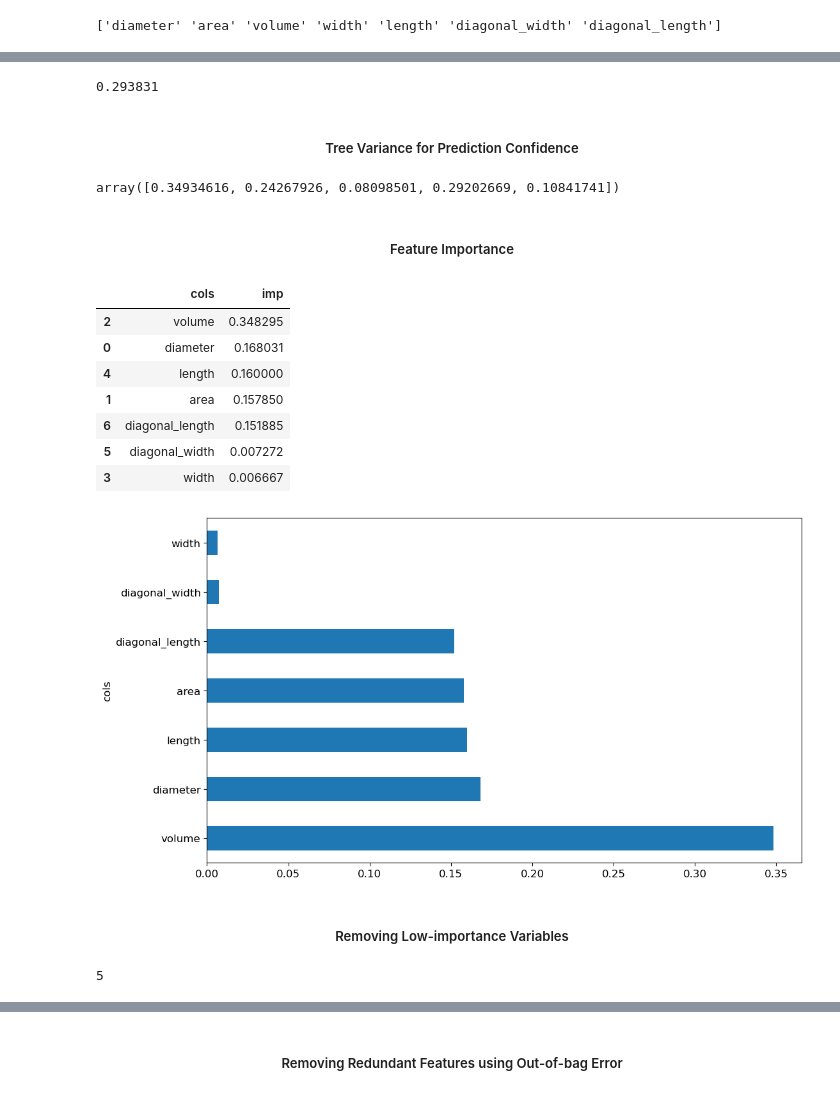
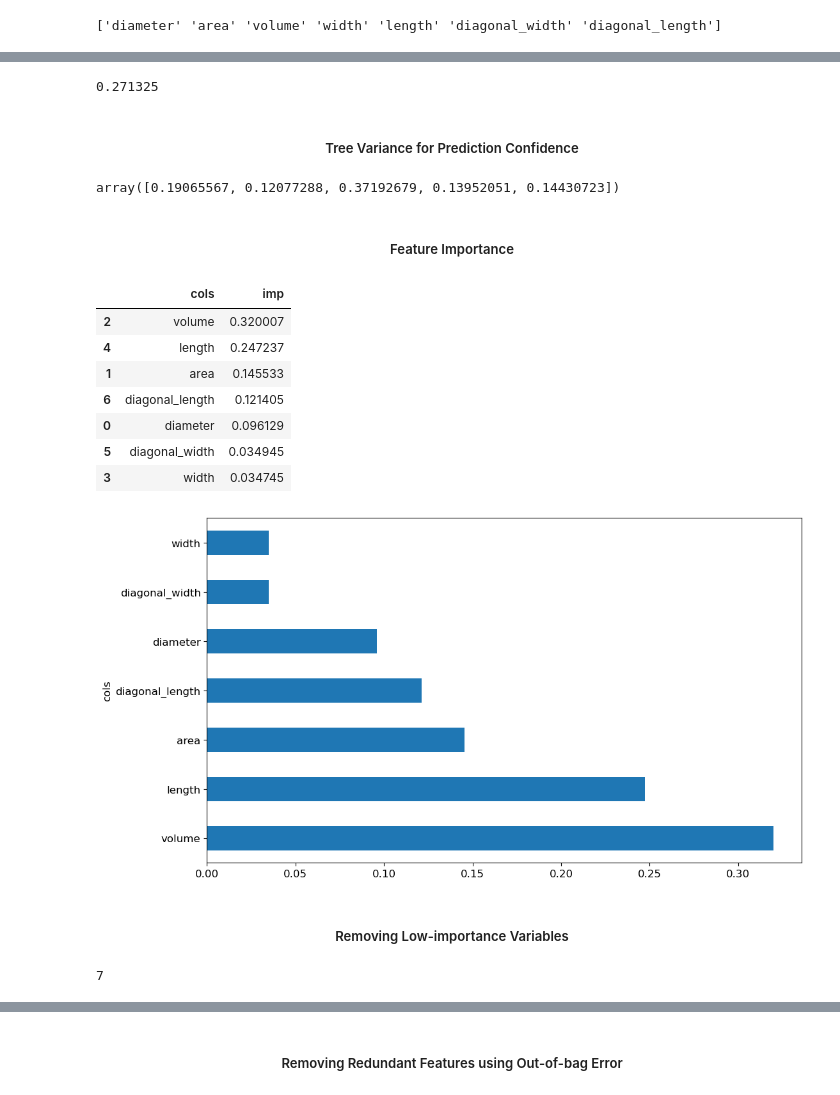
Before and after one commit to ZackLoken/Savanna-Institute-Image-Analysis, a Jupyter notebook: Hazelnut_Biomass/Predicting_Hazelnut_Biomass_from_ImageDerived_CanopyMetrics.ipynb, the cells around one changed output, grey strips where cells are left out. Drawn from its saved outputs; the diff is of its cells as text; code cells hidden in the pictures.

```diff
--- a/Hazelnut_Biomass/Predicting_Hazelnut_Biomass_from_ImageDerived_CanopyMetrics.ipynb
+++ b/Hazelnut_Biomass/Predicting_Hazelnut_Biomass_from_ImageDerived_CanopyMetrics.ipynb
@@ -42,7 +44,7 @@ df, df_test = train_test_split(data, test_size=0.2)
 idx = list(df.index)
 
 # set cond to subset first 805% of indices
-cond = df.index.isin(idx[:int(len(idx)*0.8)])
+cond = df.index.isin(idx[:int(len(idx)*0.85)])
 train_idx = np.where(cond)[0]
 valid_idx = np.where(~cond)[0]
 
@@ -71,8 +73,8 @@ to.items.head(3) # shows embedded values for categorical variables
 # %% [markdown]
 ##### <center>Create the Random Forest</center>
 # %%
-def randomForest(xs, y, n_estimators=150, max_samples=len(to.train),
-                  max_features=0.5, min_samples_leaf=5, **kwargs):
+def randomForest(xs, y, n_estimators=40, max_samples=len(to.train),
+                  max_features=0.5, min_samples_leaf=3, **kwargs):
     return RandomForestRegressor(n_jobs=-1, n_estimators=n_estimators,
                                 max_samples=max_samples, max_features=max_features,
                                 min_samples_leaf=min_samples_leaf, oob_score=True).fit(xs, y)
@@ -115,7 +117,7 @@ plt.plot([r_mse(preds[:i+1].mean(0), valid_y) for i in range(150)]);
 # out-of-bag rmse error
 r_mse(m.oob_prediction_, y)
 # %% [output]
-0.293831
+0.271325
 # %% [markdown]
 ##### <center>Tree Variance for Prediction Confidence</center>
 # %%
@@ -123,7 +125,7 @@ r_mse(m.oob_prediction_, y)
 preds_std = preds.std(0)
 preds_std[:5]
 # %% [output]
-array([0.34934616, 0.24267926, 0.08098501, 0.29202669, 0.10841741])
+array([0.19065567, 0.12077288, 0.37192679, 0.13952051, 0.14430723])
 # %% [markdown]
 ##### <center>Feature Importance</center>
 # %%
@@ -135,27 +137,27 @@ feature_importance = rf_feat_importance(m, xs)
 feature_importance[:10]
 # %% [output]
 |  | cols | imp |
-| 2 | volume | 0.348295 |
-| 0 | diameter | 0.168031 |
-| 4 | length | 0.160000 |
-| 1 | area | 0.157850 |
-| 6 | diagonal_length | 0.151885 |
-| 5 | diagonal_width | 0.007272 |
-| 3 | width | 0.006667 |
+| 2 | volume | 0.320007 |
+| 4 | length | 0.247237 |
+| 1 | area | 0.145533 |
+| 6 | diagonal_length | 0.121405 |
+| 0 | diameter | 0.096129 |
+| 5 | diagonal_width | 0.034945 |
+| 3 | width | 0.034745 |
 # %%
 def plot_feature_importance(feature_importance):
     return feature_importance.plot('cols', 'imp', 'barh', figsize=(12,7), legend=False)
 # %%
-plot_feature_importance(feature_importance[:30]);
+plot_feature_importance(feature_importance[:len(to.train)]);
 # %% [output]
-[figure, old version]
+[figure, new version]
 # %% [markdown]
 ##### <center>Removing Low-importance Variables</center>
 # %%
-to_keep = feature_importance[feature_importance.imp>0.05].cols
+to_keep = feature_importance[feature_importance.imp>0.005].cols
 len(to_keep)
 # %% [output]
-5
+7
 # %%
 xs_imp = xs[to_keep]
 valid_xs_imp = valid_xs[to_keep]
```
Also changed, not shown: parts of 31 cells of this notebook.
